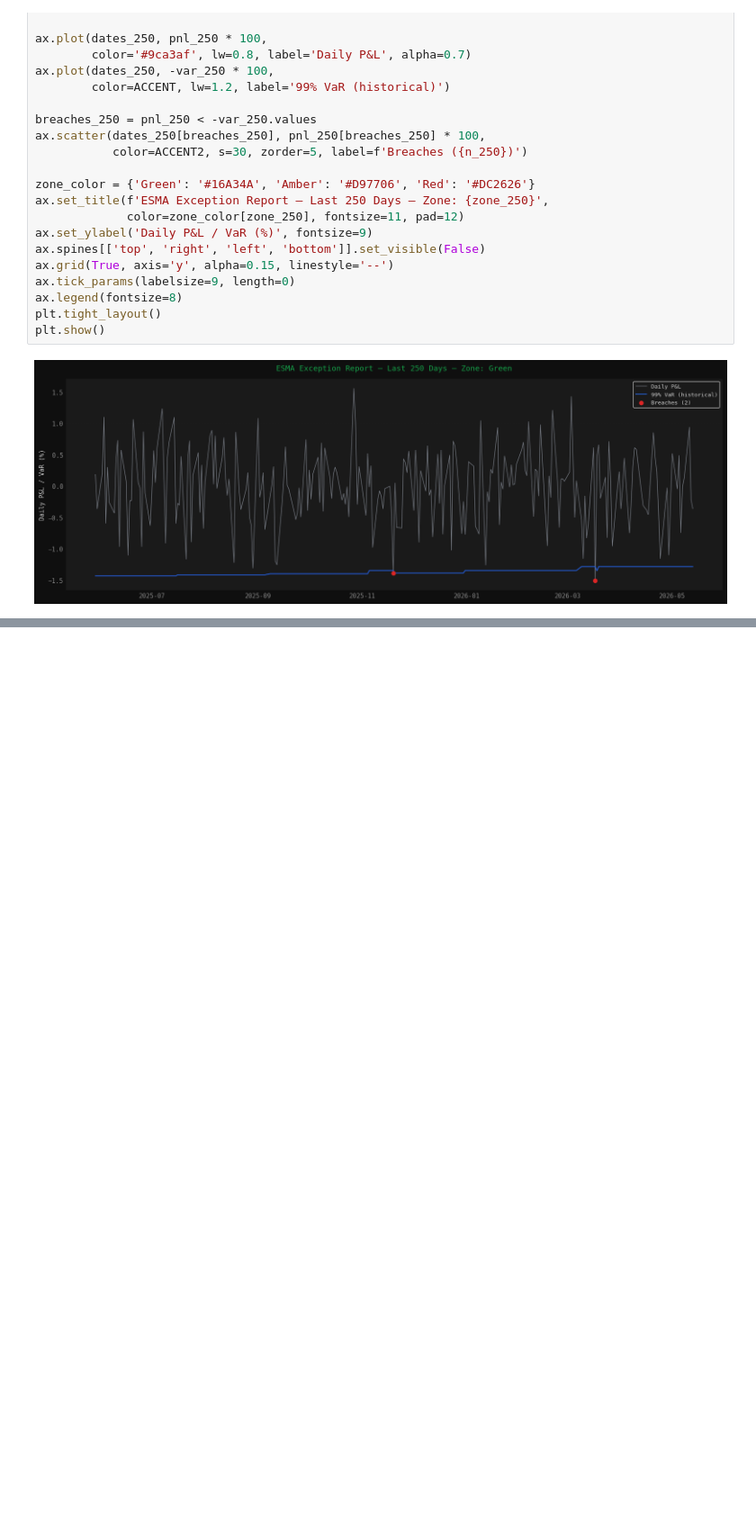
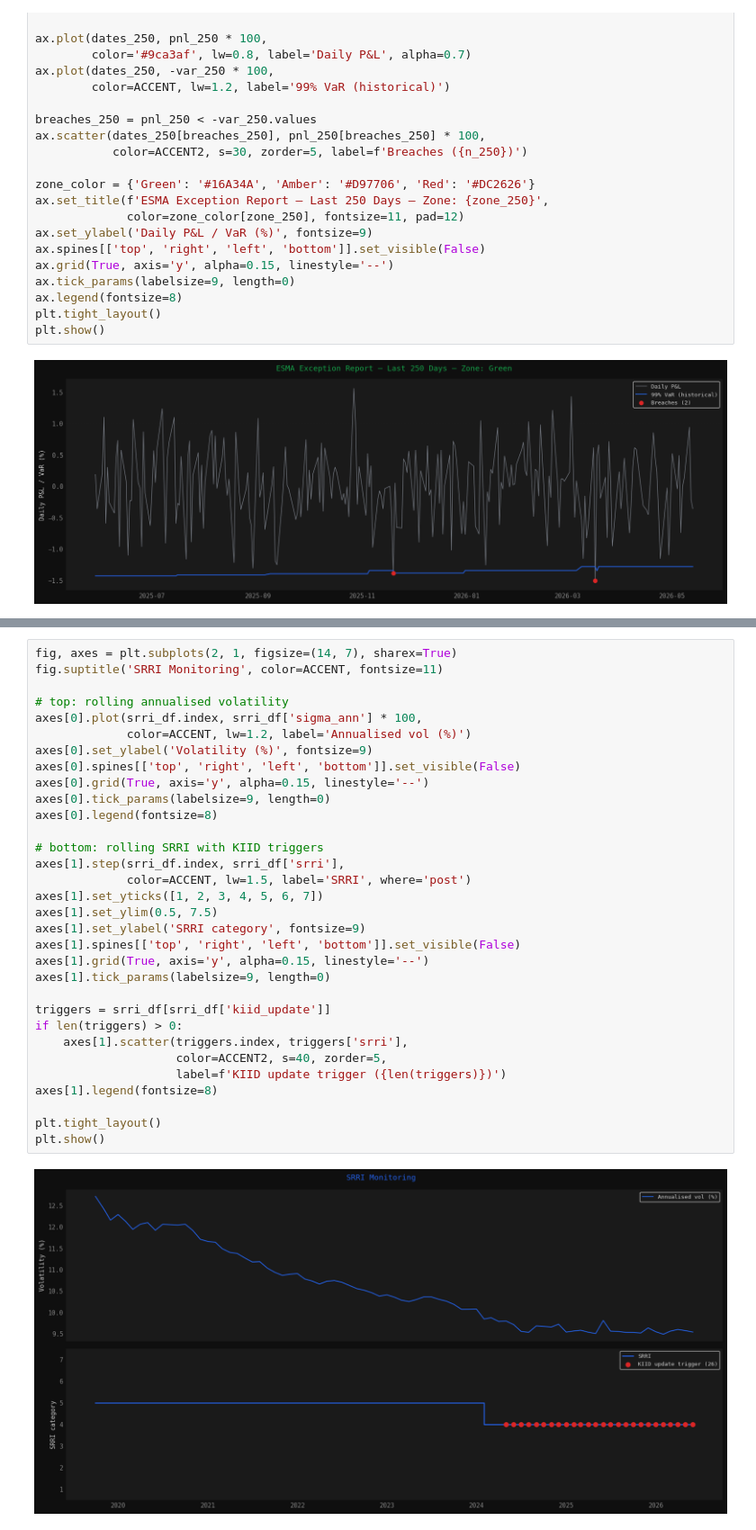
Before and after one commit to mrspatbile/fund-risk-workflow, a Jupyter notebook: notebooks/ucits_balanced.ipynb, the cells around one changed output, grey strips where cells are left out. Shown at 90% size. Saved outputs shown, nothing was run; the diff lists cells and outputs as text; blank space fills up the shorter version.

```diff
--- a/notebooks/ucits_balanced.ipynb
+++ b/notebooks/ucits_balanced.ipynb
@@ -864,0 +991,34 @@ plt.show()
+# %%
+fig, axes = plt.subplots(2, 1, figsize=(14, 7), sharex=True)
+fig.suptitle('SRRI Monitoring', color=ACCENT, fontsize=11)
+
+# top: rolling annualised volatility
+axes[0].plot(srri_df.index, srri_df['sigma_ann'] * 100,
+             color=ACCENT, lw=1.2, label='Annualised vol (%)')
+axes[0].set_ylabel('Volatility (%)', fontsize=9)
+axes[0].spines[['top', 'right', 'left', 'bottom']].set_visible(False)
+axes[0].grid(True, axis='y', alpha=0.15, linestyle='--')
+axes[0].tick_params(labelsize=9, length=0)
+axes[0].legend(fontsize=8)
+
+# bottom: rolling SRRI with KIID triggers
+axes[1].step(srri_df.index, srri_df['srri'],
+             color=ACCENT, lw=1.5, label='SRRI', where='post')
+axes[1].set_yticks([1, 2, 3, 4, 5, 6, 7])
+axes[1].set_ylim(0.5, 7.5)
+axes[1].set_ylabel('SRRI category', fontsize=9)
+axes[1].spines[['top', 'right', 'left', 'bottom']].set_visible(False)
+axes[1].grid(True, axis='y', alpha=0.15, linestyle='--')
+axes[1].tick_params(labelsize=9, length=0)
+
+triggers = srri_df[srri_df['kiid_update']]
+if len(triggers) > 0:
+    axes[1].scatter(triggers.index, triggers['srri'],
+                    color=ACCENT2, s=40, zorder=5,
+                    label=f'KIID update trigger ({len(triggers)})')
+axes[1].legend(fontsize=8)
+
+plt.tight_layout()
+plt.show()
+# %% [output]
+[figure, added]
```
Also changed, not shown: parts of 7 cells of this notebook.
